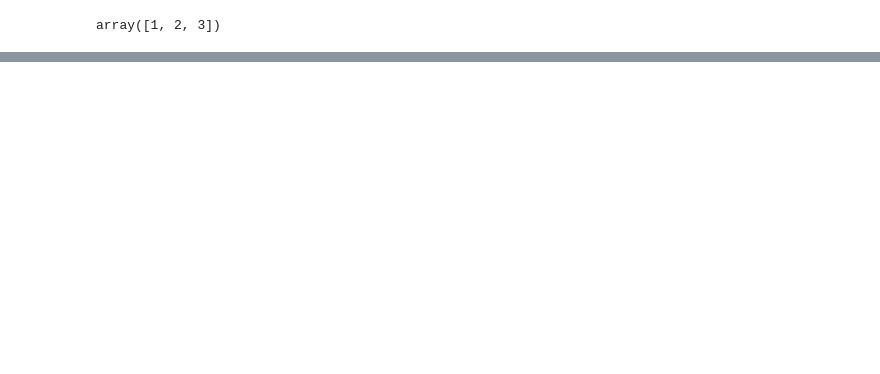
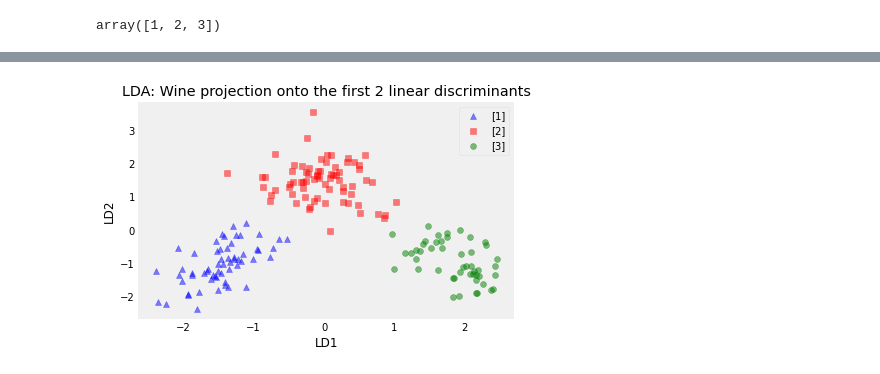
Before and after one commit to SUNNYTHAKURCODE/MACHINELEARNING, a Jupyter notebook: LDA.ipynb, the cells around one changed output, grey strips where cells are left out. Cells and saved outputs as stored; diff of their text form; code cells hidden in the pictures; blank space fills up the shorter version.

```diff
--- a/LDA.ipynb
+++ b/LDA.ipynb
@@ -168,0 +196,12 @@ plt.show()
+# %%
+# Make a list of (eigenvalue, eigenvector) tuples
+eig_pairs = [(np.abs(eig_vals[i]), eig_vecs[:,i]) for i in range(len(eig_vals))]
+
+# Sort the (eigenvalue, eigenvector) tuples from high to low
+eig_pairs = sorted(eig_pairs, key=lambda k: k[0], reverse=True)
+
+# Visually confirm that the list is correctly sorted by decreasing eigenvalues
+
+print('Eigenvalues in decreasing order:\n')
+for i in eig_pairs:
+    print(i[0])
@@ -168,0 +245,4 @@ plt.show()
+# %%
+#k x d dimensional eigen vectormatrix W here 13 x 2 based on the 2 most informative eigenpairs
+W = np.hstack((eig_pairs[0][1].reshape(f,1), eig_pairs[1][1].reshape(f,1)))
+print('Matrix W:\n', W.real)
@@ -168,0 +264,47 @@ plt.show()
+# %%
+X_lda = X.dot(W)
+assert X_lda.shape == (s,2)
+# %%
+from matplotlib import pyplot as plt
+
+def plot_step_lda():
+
+    ax = plt.subplot(111)
+
+
+
+    for label,marker,color in zip(
+        range(1,4),('^', 's', 'o'),('blue', 'red', 'green')):
+
+        plt.scatter(x=X_lda[:,0].real[target == label],
+                y=X_lda[:,1].real[target == label],
+                marker=marker,
+                color=color,
+                alpha=0.5,
+                label=[label]
+                )
+
+    plt.xlabel('LD1')
+    plt.ylabel('LD2')
+
+    leg = plt.legend(loc='upper right', fancybox=True)
+    leg.get_frame().set_alpha(0.5)
+    plt.title('LDA: Wine projection onto the first 2 linear discriminants')
+
+    # hide axis ticks
+    plt.tick_params(axis="both", which="both", bottom="off", top="off",
+            labelbottom="on", left="off", right="off", labelleft="on")
+
+    # remove axis spines
+    ax.spines["top"].set_visible(False)
+    ax.spines["right"].set_visible(False)
+    ax.spines["bottom"].set_visible(False)
+    ax.spines["left"].set_visible(False)
+
+    plt.grid()
+    plt.tight_layout
+    plt.show()
+
+plot_step_lda()
+# %% [output]
+[figure, added]
```
Also changed, not shown: parts of 24 cells of this notebook.
